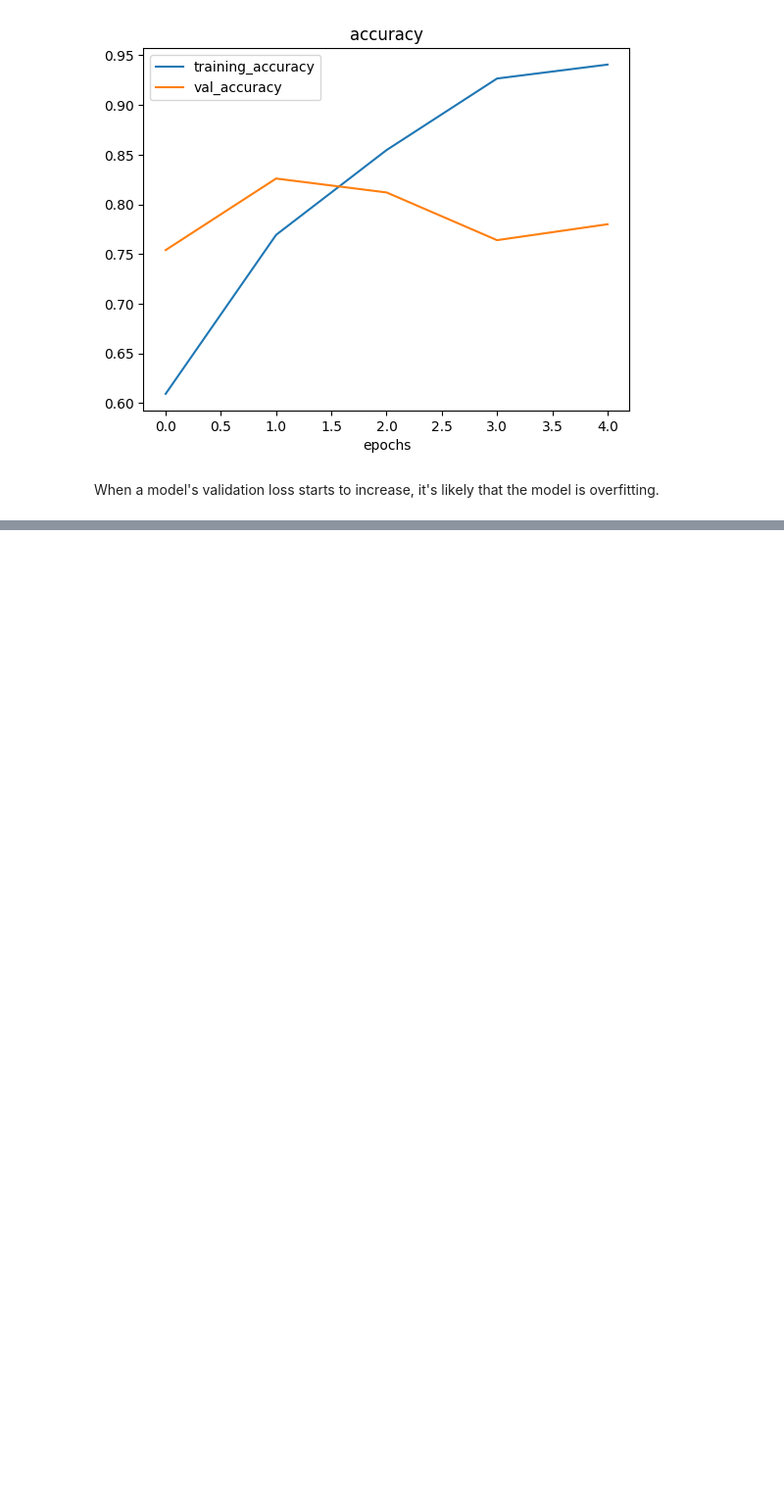
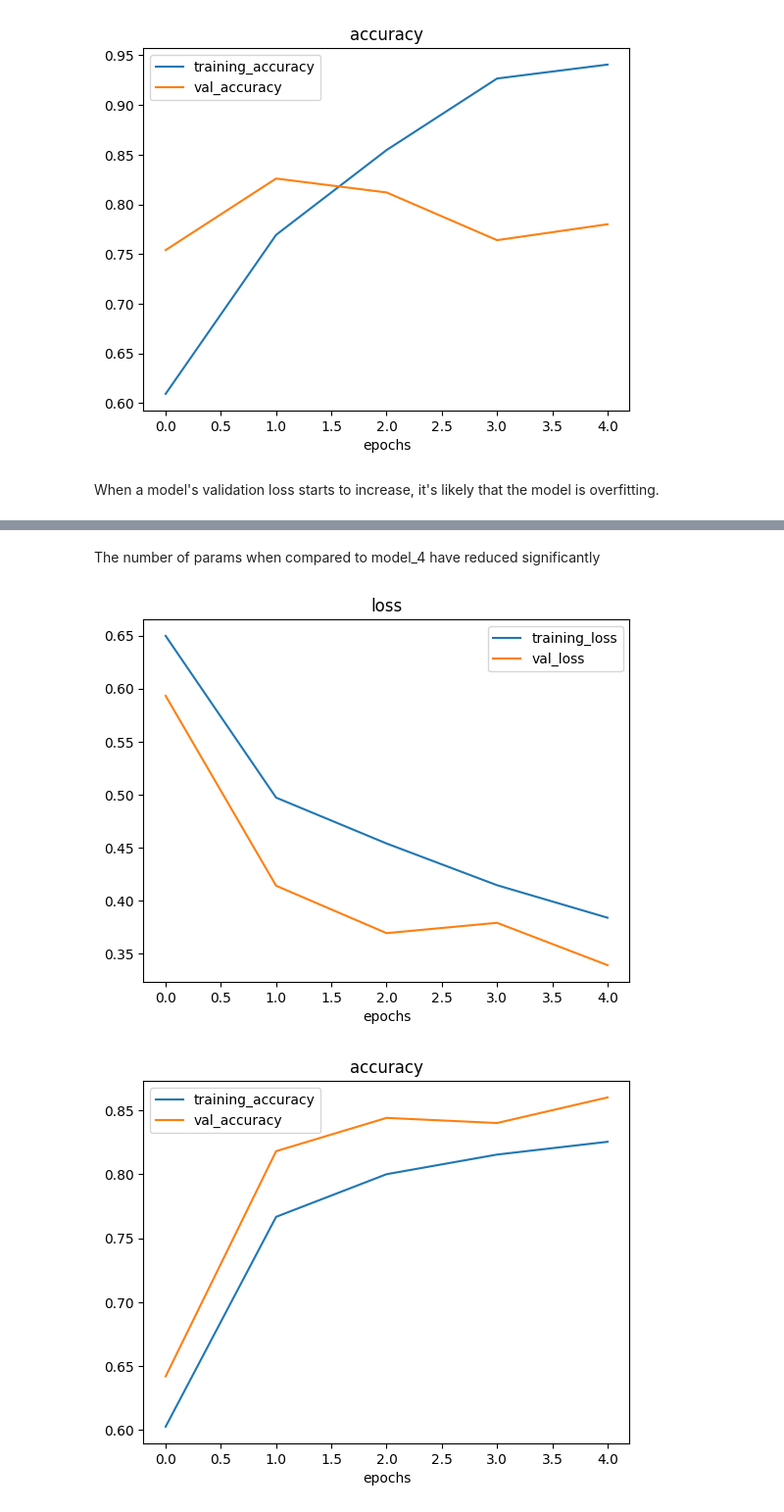
Before and after one commit to lakshitgosain/Tensorflow-ZTM, a Jupyter notebook: TF_ZTM_03_Comuter_vision.ipynb, the cells around one changed output, grey strips where cells are left out. Shown at 98% size. Drawn from its saved outputs; the diff is of its cells as text; code cells hidden in the pictures; blank space fills up the shorter version.

```diff
--- a/TF_ZTM_03_Comuter_vision.ipynb
+++ b/TF_ZTM_03_Comuter_vision.ipynb
@@ -606,0 +625,23 @@ When a model's validation loss starts to increase, it's likely that the model is
+# %%
+#Create the model ( this is going to be our new baseline)
+model_5=Sequential([
+    Conv2D(10,3,activation='relu', input_shape=(224,224,3)),
+    MaxPool2D(pool_size=2), #Halves the no. of features. You can notice that in the summary of the model
+    Conv2D(10,3,activation='relu'),
+    MaxPool2D(),
+    Conv2D(10,3,activation='relu'),
+    MaxPool2D(),
+    Flatten(),
+    Dense(1,activation='sigmoid')
+
+])
+# %%
+model_5.compile(loss="binary_crossentropy",
+                optimizer=Adam(),
+                metrics=['accuracy'])
+# %%
+history_5=model_5.fit(train_data,
+                      epochs=5,
+                      steps_per_epoch=len(train_data),
+                      validation_data=test_data,
+                      validation_steps=len(valid_data))
@@ -606,0 +679,7 @@ When a model's validation loss starts to increase, it's likely that the model is
+# %% [markdown]
+The number of params when compared to model_4 have reduced significantly
+# %%
+plot_loss_curves(history_5)
+# %% [output]
+[figure, added]
+[figure, added]
```
Also changed, not shown: parts of 3 cells of this notebook.
